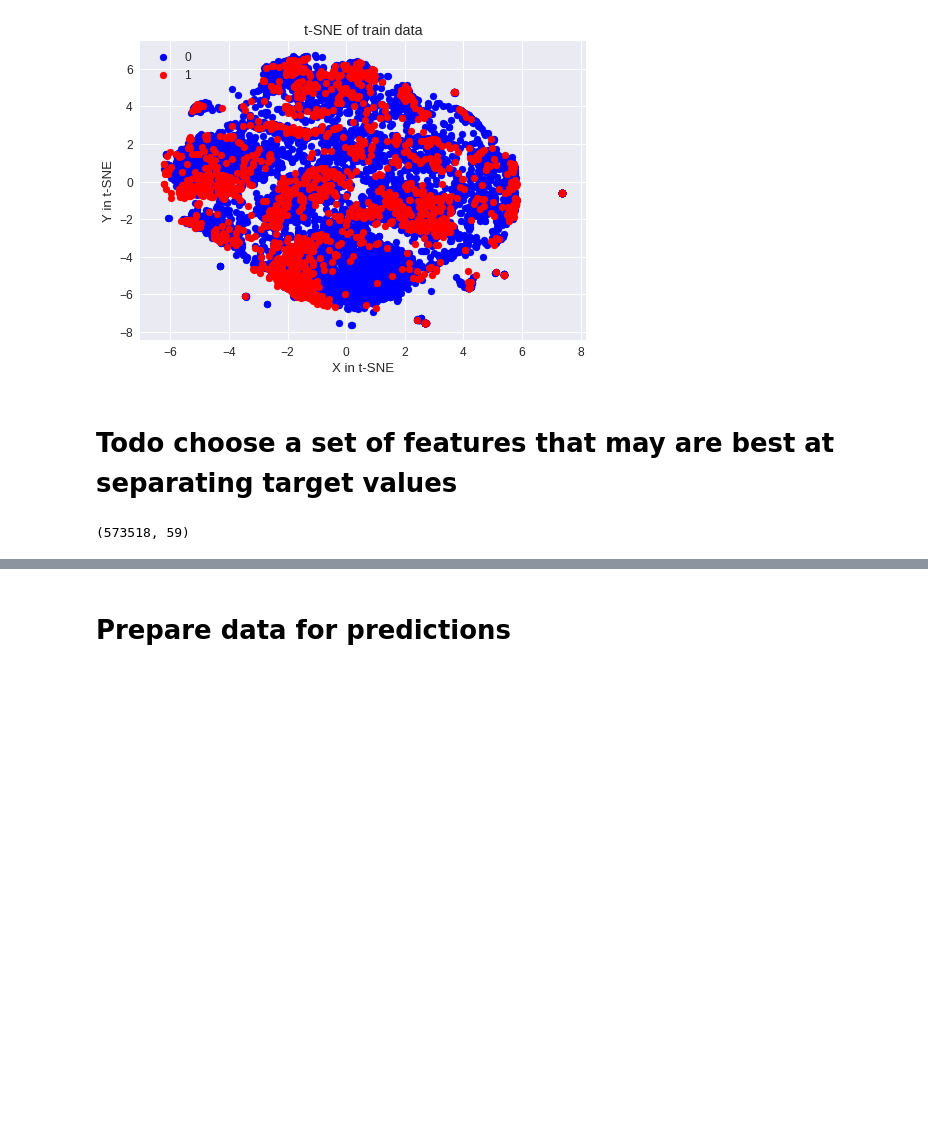
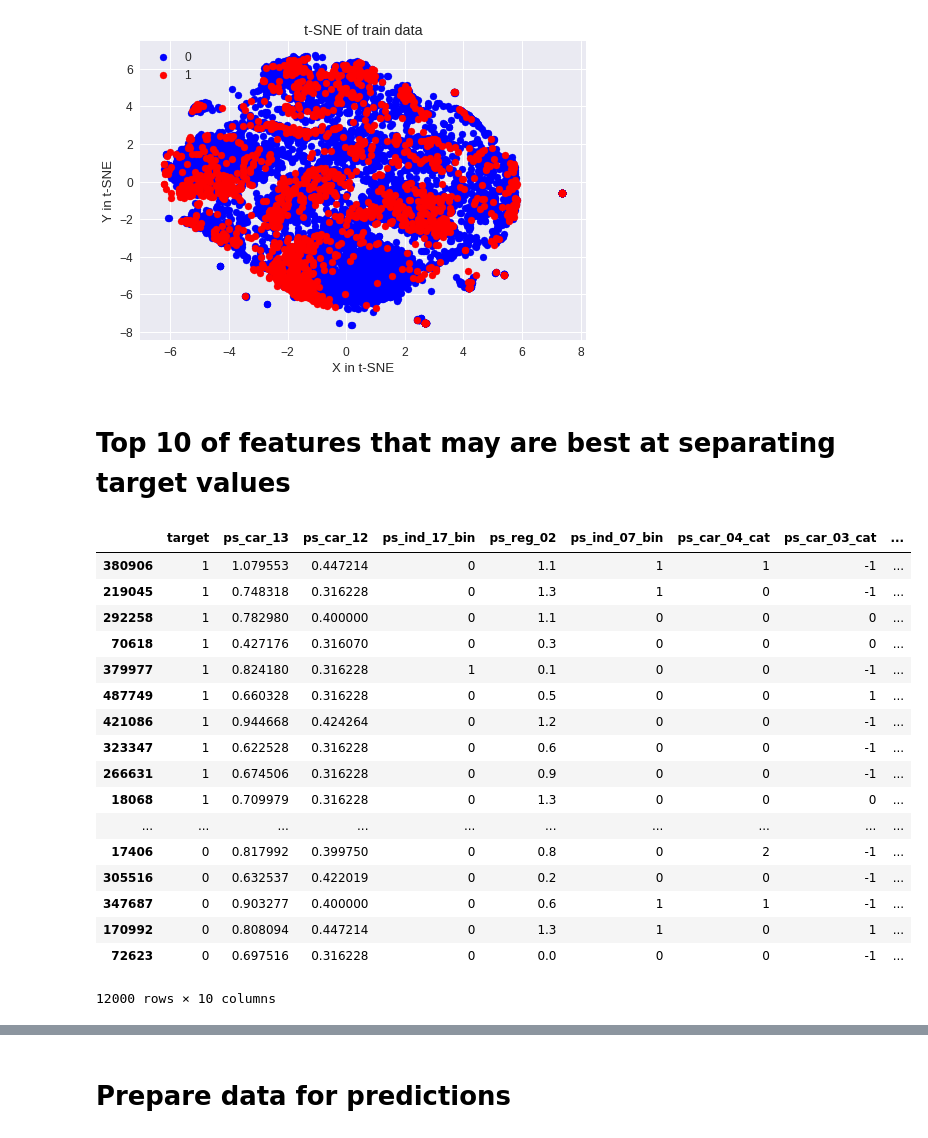
Before and after one commit to MizioAnd/PortoSeguroInsur, a Jupyter notebook: porto_seguro_notebook.ipynb, the cells around one changed output, grey strips where cells are left out. Saved outputs shown, nothing was run; the diff lists cells and outputs as text; code cells hidden in the pictures; blank space fills up the shorter version.

```diff
--- a/porto_seguro_notebook.ipynb
+++ b/porto_seguro_notebook.ipynb
@@ -451,8 +451,28 @@ plt.show()
 # %% [output]
 [figure]
 # %% [markdown]
-# Todo choose a set of features that may are best at separating target values
+# Top 10 of features that may are best at separating target values
-# %%
-porto_seguro_insur.df[porto_seguro_insur.df.target == 0].shape
-# %% [output]
-(573518, 59)
+# %%
+# Use top 10
+top_features = 10
+columns = correlations_train.nlargest(top_features, 'target')['target'].index
+df_compare[columns]
+# %% [output]
+|  | target | ps_car_13 | ps_car_12 | ps_ind_17_bin | ps_reg_02 | ps_ind_07_bin | ps_car_04_cat | ps_car_03_cat | ... |
+| 380906 | 1 | 1.079553 | 0.447214 | 0 | 1.1 | 1 | 1 | -1 | ... |
+| 219045 | 1 | 0.748318 | 0.316228 | 0 | 1.3 | 1 | 0 | -1 | ... |
+| 292258 | 1 | 0.782980 | 0.400000 | 0 | 1.1 | 0 | 0 | 0 | ... |
+| 70618 | 1 | 0.427176 | 0.316070 | 0 | 0.3 | 0 | 0 | 0 | ... |
+| 379977 | 1 | 0.824180 | 0.316228 | 1 | 0.1 | 0 | 0 | -1 | ... |
+| 487749 | 1 | 0.660328 | 0.316228 | 0 | 0.5 | 0 | 0 | 1 | ... |
+| 421086 | 1 | 0.944668 | 0.424264 | 0 | 1.2 | 0 | 0 | -1 | ... |
+| 323347 | 1 | 0.622528 | 0.316228 | 0 | 0.6 | 0 | 0 | -1 | ... |
+| 266631 | 1 | 0.674506 | 0.316228 | 0 | 0.9 | 0 | 0 | -1 | ... |
+| 18068 | 1 | 0.709979 | 0.316228 | 0 | 1.3 | 0 | 0 | 0 | ... |
+| ... | ... | ... | ... | ... | ... | ... | ... | ... | ... |
+| 17406 | 0 | 0.817992 | 0.399750 | 0 | 0.8 | 0 | 2 | -1 | ... |
+| 305516 | 0 | 0.632537 | 0.422019 | 0 | 0.2 | 0 | 0 | -1 | ... |
+| 347687 | 0 | 0.903277 | 0.400000 | 0 | 0.6 | 1 | 1 | -1 | ... |
+| 170992 | 0 | 0.808094 | 0.447214 | 0 | 1.3 | 1 | 0 | 1 | ... |
+| 72623 | 0 | 0.697516 | 0.316228 | 0 | 0.0 | 0 | 0 | -1 | ... |
+12000 rows × 10 columns
```
Also changed, not shown: parts of 5 cells of this notebook.
